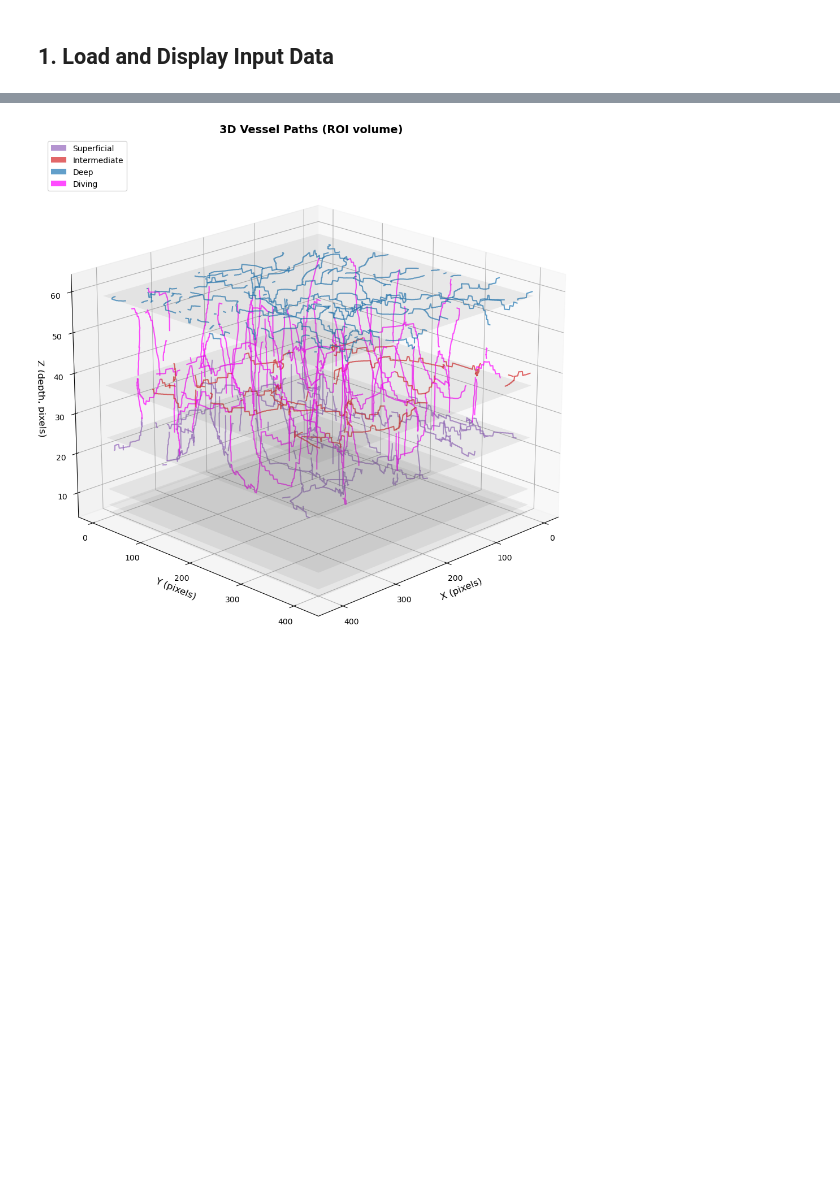
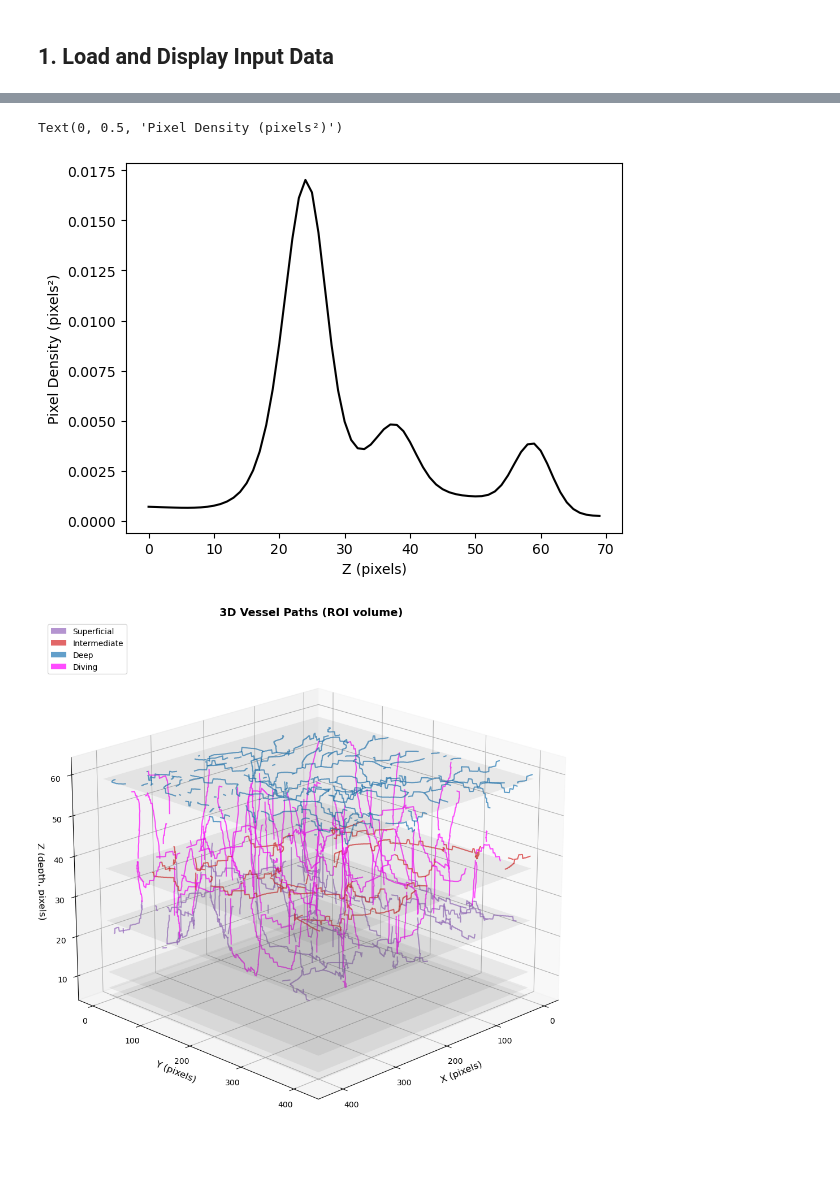
Before and after one commit to mattar13/VascularAnalysis, a Jupyter notebook: notebooks/vessel_analysis_demo.ipynb, the cells around one changed output, grey strips where cells are left out. Saved outputs shown, nothing was run; the diff lists cells and outputs as text; code cells hidden in the pictures; blank space fills up the shorter version.

```diff
--- a/notebooks/vessel_analysis_demo.ipynb
+++ b/notebooks/vessel_analysis_demo.ipynb
@@ -93,3 +114,12 @@ plot_paths_on_axis(ax2, wt_controller,  projection = "zy", linewidth = 2, region
+# %%
+fig1, ax1 = plt.subplots()
+ax1.plot(wt_zprofile, color = 'black')
+ax1.set_xlabel("Z (pixels)")
+ax1.set_ylabel("Pixel Density (pixels²)")
+# ax1.plot(ko_zprofile, label='ko')
+# %% [output]
+Text(0, 0.5, 'Pixel Density (pixels²)')
+[figure, added]
 # %%
 ## 3D Visualization of Vessel Paths
 
```
Also changed, not shown: parts of 4 cells of this notebook, 5 other files.
